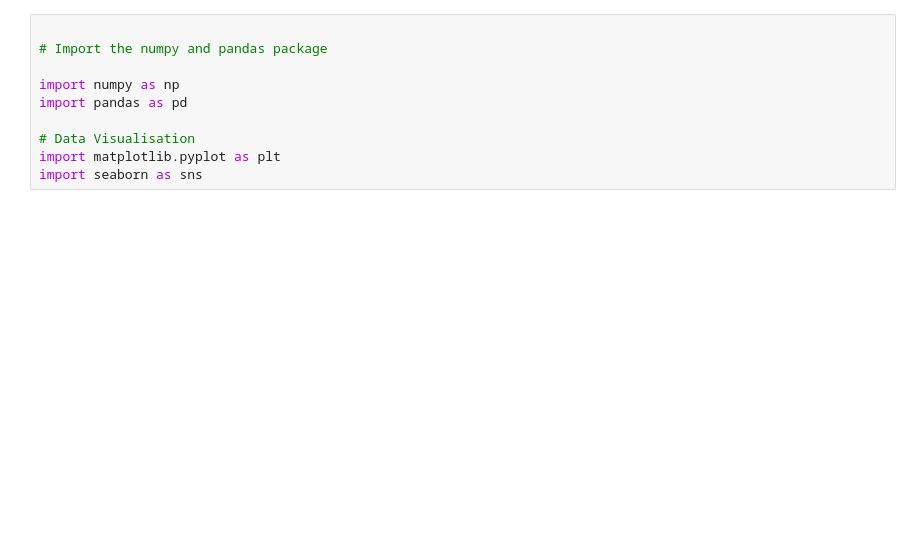
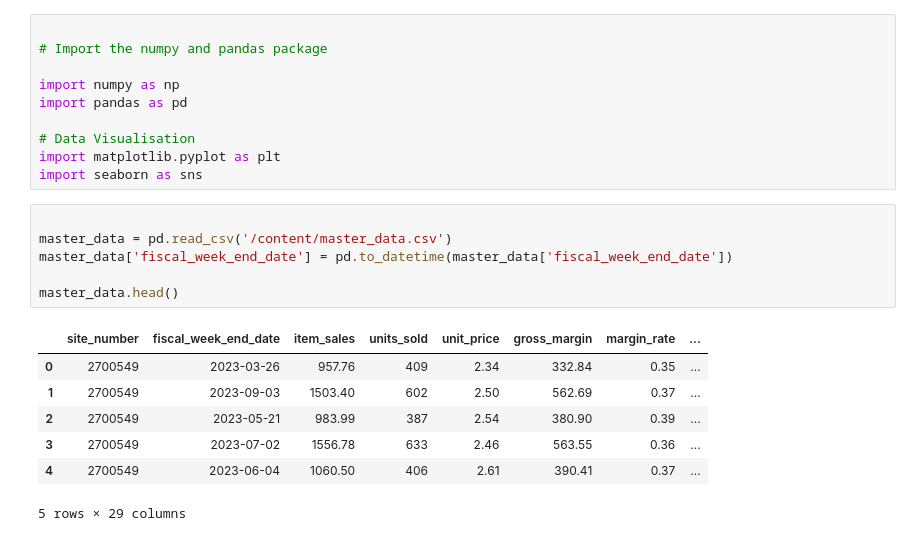
Before and after one commit to MariamAmmar/6644_Final_Project, a Jupyter notebook: Midwest.ipynb, the cells around one changed output. Cells and saved outputs as stored; diff of their text form; blank space fills up the shorter version.

```diff
--- a/Midwest.ipynb
+++ b/Midwest.ipynb
@@ -10,3 +10,17 @@ import pandas as pd
 # Data Visualisation
 import matplotlib.pyplot as plt
 import seaborn as sns
+# %%
+
+master_data = pd.read_csv('/content/master_data.csv')
+master_data['fiscal_week_end_date'] = pd.to_datetime(master_data['fiscal_week_end_date'])
+
+master_data.head()
+# %% [output]
+|  | site_number | fiscal_week_end_date | item_sales | units_sold | unit_price | gross_margin | margin_rate | ... |
+| 0 | 2700549 | 2023-03-26 | 957.76 | 409 | 2.34 | 332.84 | 0.35 | ... |
+| 1 | 2700549 | 2023-09-03 | 1503.40 | 602 | 2.50 | 562.69 | 0.37 | ... |
+| 2 | 2700549 | 2023-05-21 | 983.99 | 387 | 2.54 | 380.90 | 0.39 | ... |
+| 3 | 2700549 | 2023-07-02 | 1556.78 | 633 | 2.46 | 563.55 | 0.36 | ... |
+| 4 | 2700549 | 2023-06-04 | 1060.50 | 406 | 2.61 | 390.41 | 0.37 | ... |
+5 rows × 29 columns
```
Also changed, not shown: parts of 11 cells of this notebook.
